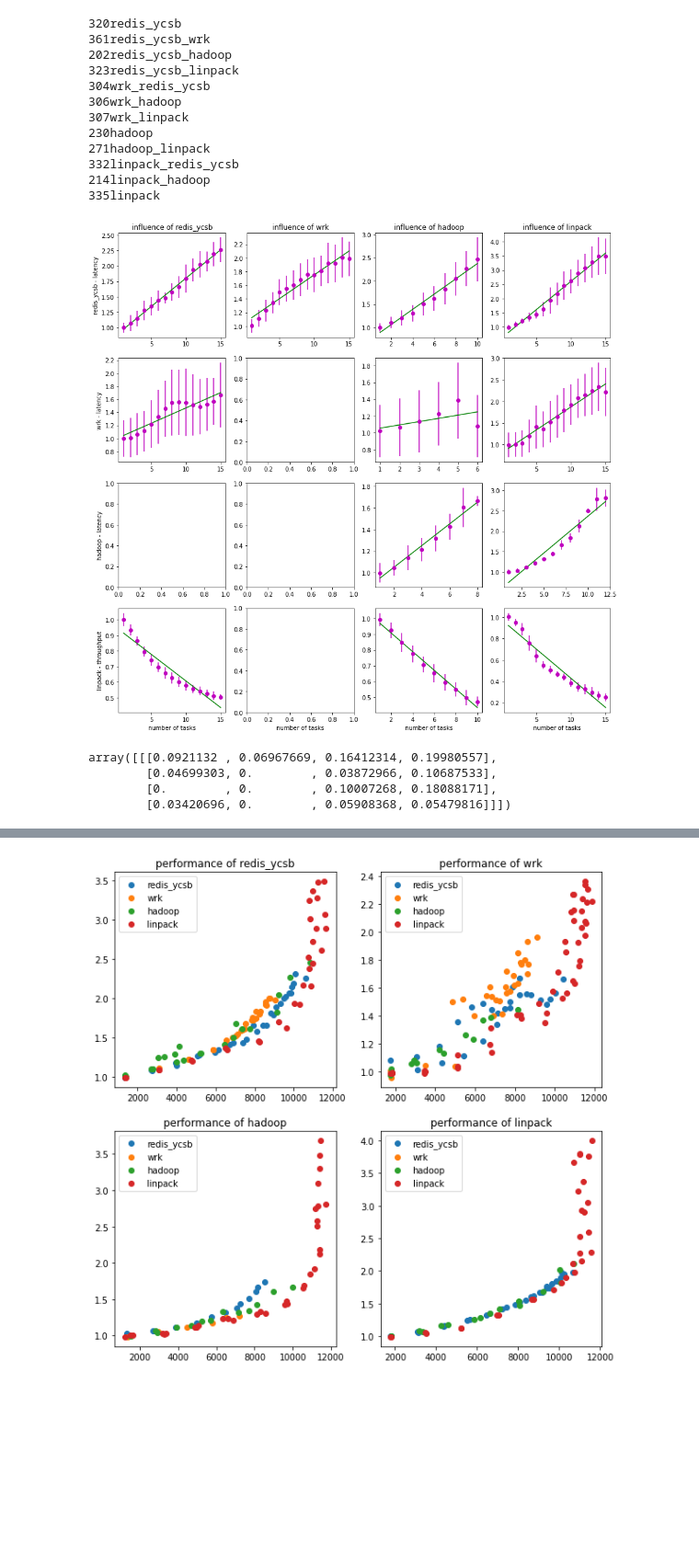
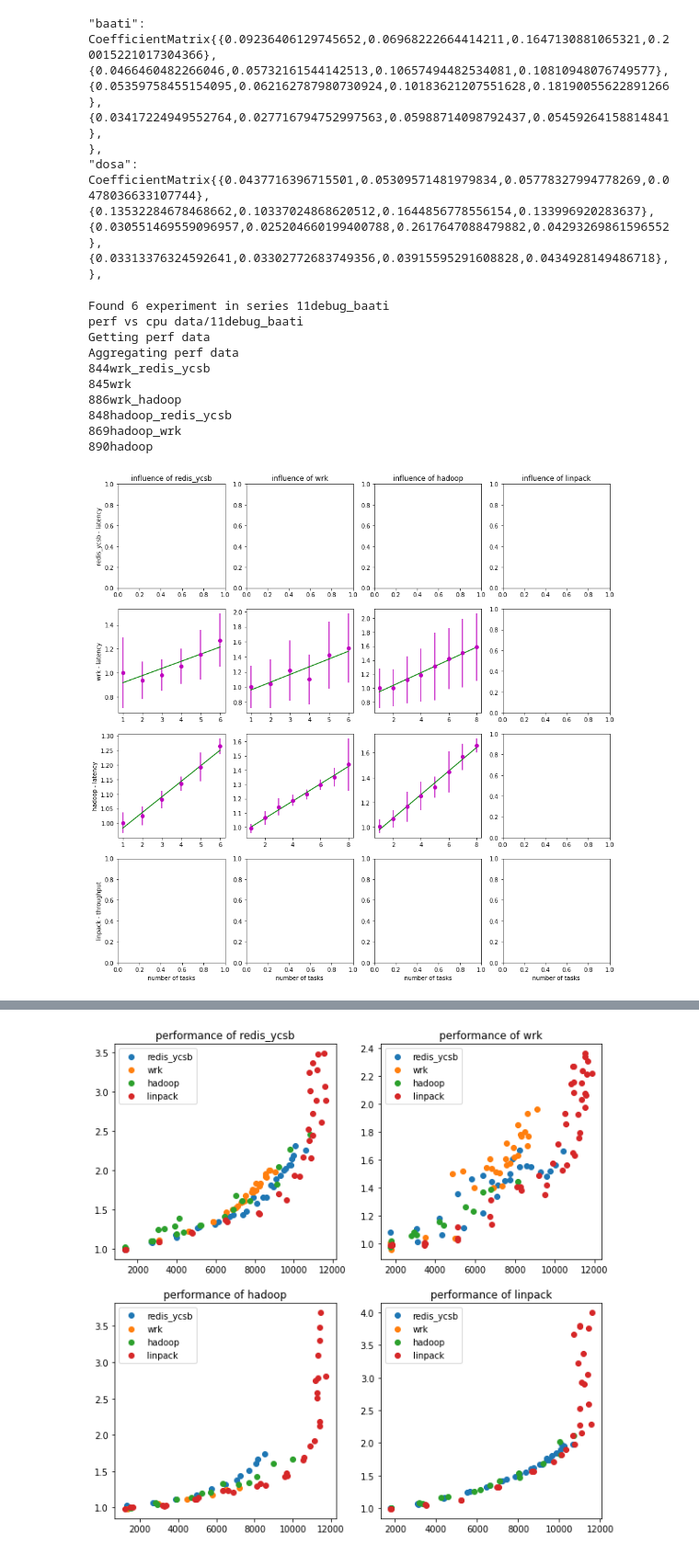
Before and after one commit to pawelzell/cbtool, a Jupyter notebook: myscripts/Interference observation.ipynb, the cells around one changed output, grey strips where cells are left out. Shown: that part at 92% size. Saved outputs shown, nothing was run; the diff lists cells and outputs as text; code cells hidden in the pictures; blank space fills up the shorter version.

Commit message:
Refactor scripts for interference analysis

```diff
--- a/myscripts/Interference observation.ipynb
+++ b/myscripts/Interference observation.ipynb
@@ -51,29 +51,31 @@ array([[[0.04354289, 0.05203064, 0.05422121, 0.04760939],
+# %%
+formatInterferenceMatrixInGoFormat([s3, s4])
+# %% [output]
+"baati": CoefficientMatrix{{0.09236406129745652,0.06968222664414211,0.1647130881065321,0.20015221017304366},
+{0.0466460482266046,0.05732161544142513,0.10657494482534081,0.10810948076749577},
+{0.05359758455154095,0.062162787980730924,0.10183621207551628,0.18190055622891266},
+{0.03417224949552764,0.027716794752997563,0.05988714098792437,0.05459264158814841},
+},
+"dosa": CoefficientMatrix{{0.0437716396715501,0.05309571481979834,0.05778327994778269,0.0478036633107744},
+{0.13532284678468662,0.10337024868620512,0.1644856778556154,0.133996920283637},
+{0.030551469559096957,0.025204660199400788,0.2617647088479882,0.04293269861596552},
+{0.03313376324592641,0.03302772683749356,0.03915595291608828,0.0434928149486718},
+},
 # %%
 tasks = ["redis_ycsb", "wrk", "hadoop", "linpack"]
-path = "data/3more_tasks_hadoop"
-#s3 = ExperimentSeries(path, tasks, {"hadoopslave": 2})
-#readPerfVsCpu(s3, skip_cpu=True)
-
-# df.loc[(df["t1"] == "linpack") & (df["t2"] == "redis_ycsb"), :]
-df = s3.df
-#df.loc[(df["t1"] == "wrk") & (df["t2"] == "redis_yscb")]
-#("redis_ycsb", "wrk"), ("wrk", "redis_ycsb"),
-analyzeInterferenceGrid([s3], [s3.df], skip_tasks=[])
+path = "data/11debug_baati"
+s3 = ExperimentSeries(path, tasks, {"hadoopslave": 2})
+readPerfVsCpu(s3, skip_cpu=True)
+analyzeInterferenceGrid(s3)
 # %% [output]
-320redis_ycsb
-361redis_ycsb_wrk
-202redis_ycsb_hadoop
-323redis_ycsb_linpack
-304wrk_redis_ycsb
-306wrk_hadoop
-307wrk_linpack
-230hadoop
-271hadoop_linpack
-332linpack_redis_ycsb
-214linpack_hadoop
-335linpack
+Found 6 experiment in series 11debug_baati
+perf vs cpu data/11debug_baati
+Getting perf data
+Aggregating perf data
+844wrk_redis_ycsb
+845wrk
+886wrk_hadoop
+848hadoop_redis_ycsb
+869hadoop_wrk
+890hadoop
-[figure, old version]
+[figure, new version]
-array([[[0.0921132 , 0.06967669, 0.16412314, 0.19980557],
-        [0.04699303, 0.        , 0.03872966, 0.10687533],
-        [0.        , 0.        , 0.10007268, 0.18088171],
-        [0.03420696, 0.        , 0.05908368, 0.05479816]]])
```
Also changed, not shown: parts of 9 cells of this notebook, 5 other files.
